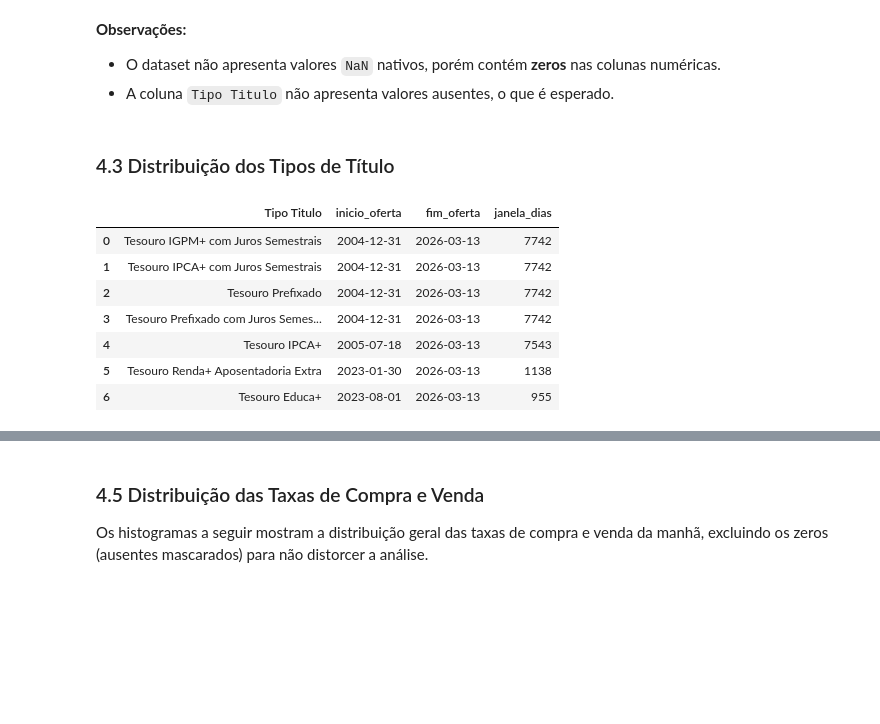
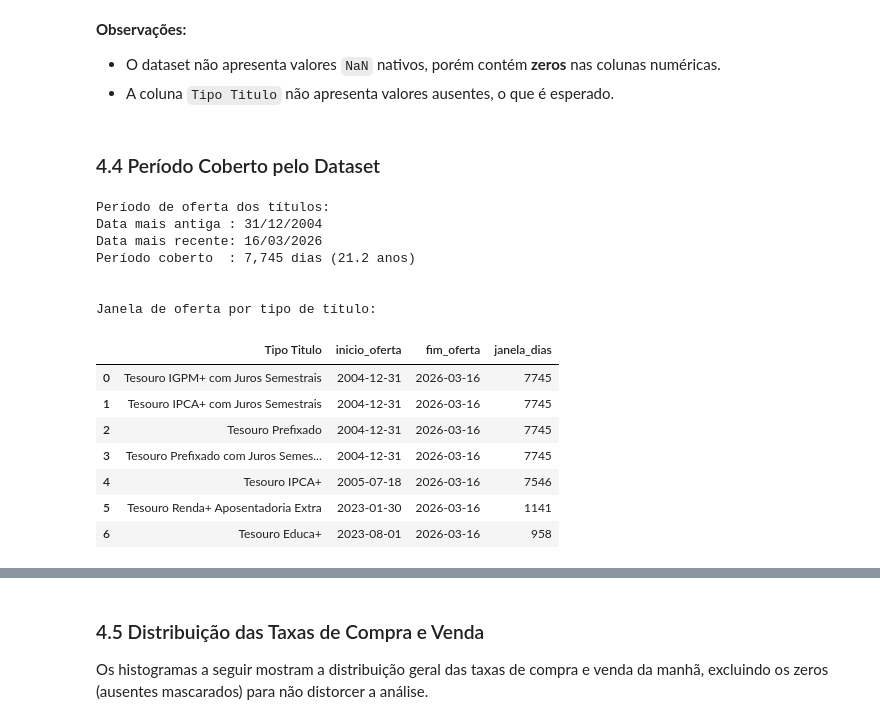
Before and after one commit to marciomocellin/analise-tesouro-direto, a Jupyter notebook: analise_tesouro_direto.ipynb, the cells around one changed output, grey strips where cells are left out. Saved outputs shown, nothing was run; the diff lists cells and outputs as text; code cells hidden in the pictures; blank space fills up the shorter version.

Commit message:
Período Coberto pelo Dataset

```diff
--- a/analise_tesouro_direto.ipynb
+++ b/analise_tesouro_direto.ipynb
@@ -668,29 +668,48 @@ dias_ate_vencimento     0
 - O dataset não apresenta valores `NaN` nativos, porém contém **zeros** nas colunas numéricas.
 - A coluna `Tipo Titulo` não apresenta valores ausentes, o que é esperado.
 # %% [markdown]
-### 4.3 Distribuição dos Tipos de Título
+### 4.4 Período Coberto pelo Dataset
 # %%
+data_min = df_pre["Data Base"].min()
+data_max = df_pre["Data Base"].max()
+periodo = (data_max - data_min).days
+
+print("Período de oferta dos títulos:")
+print(f"Data mais antiga : {data_min.strftime('%d/%m/%Y')}")
+print(f"Data mais recente: {data_max.strftime('%d/%m/%Y')}")
+print(f"Período coberto  : {periodo:,} dias ({periodo / 365.25:.1f} anos)")
+
+
 janela_titulo = (
     df_pre.groupby("Tipo Titulo")["Data Base"]
     .agg(
         inicio_oferta="min",
         fim_oferta="max"
     )
     .sort_values("inicio_oferta")
     .reset_index()
 )
 
 janela_titulo["janela_dias"] = (
     janela_titulo["fim_oferta"] - janela_titulo["inicio_oferta"]
 ).dt.days
 
+print("\n")
+print("Janela de oferta por tipo de título:")
 janela_titulo
 # %% [output]
+Período de oferta dos títulos:
+Data mais antiga : 31/12/2004
+Data mais recente: 16/03/2026
+Período coberto  : 7,745 dias (21.2 anos)
+
+
+Janela de oferta por tipo de título:
 |  | Tipo Titulo | inicio_oferta | fim_oferta | janela_dias |
-| 0 | Tesouro IGPM+ com Juros Semestrais | 2004-12-31 | 2026-03-13 | 7742 |
-| 1 | Tesouro IPCA+ com Juros Semestrais | 2004-12-31 | 2026-03-13 | 7742 |
-| 2 | Tesouro Prefixado | 2004-12-31 | 2026-03-13 | 7742 |
-| 3 | Tesouro Prefixado com Juros Semes... | 2004-12-31 | 2026-03-13 | 7742 |
-| 4 | Tesouro IPCA+ | 2005-07-18 | 2026-03-13 | 7543 |
-| 5 | Tesouro Renda+ Aposentadoria Extra | 2023-01-30 | 2026-03-13 | 1138 |
-| 6 | Tesouro Educa+ | 2023-08-01 | 2026-03-13 | 955 |
+| 0 | Tesouro IGPM+ com Juros Semestrais | 2004-12-31 | 2026-03-16 | 7745 |
+| 1 | Tesouro IPCA+ com Juros Semestrais | 2004-12-31 | 2026-03-16 | 7745 |
+| 2 | Tesouro Prefixado | 2004-12-31 | 2026-03-16 | 7745 |
+| 3 | Tesouro Prefixado com Juros Semes... | 2004-12-31 | 2026-03-16 | 7745 |
+| 4 | Tesouro IPCA+ | 2005-07-18 | 2026-03-16 | 7546 |
+| 5 | Tesouro Renda+ Aposentadoria Extra | 2023-01-30 | 2026-03-16 | 1141 |
+| 6 | Tesouro Educa+ | 2023-08-01 | 2026-03-16 | 958 |
```
Also changed, not shown: parts of 26 cells of this notebook.
